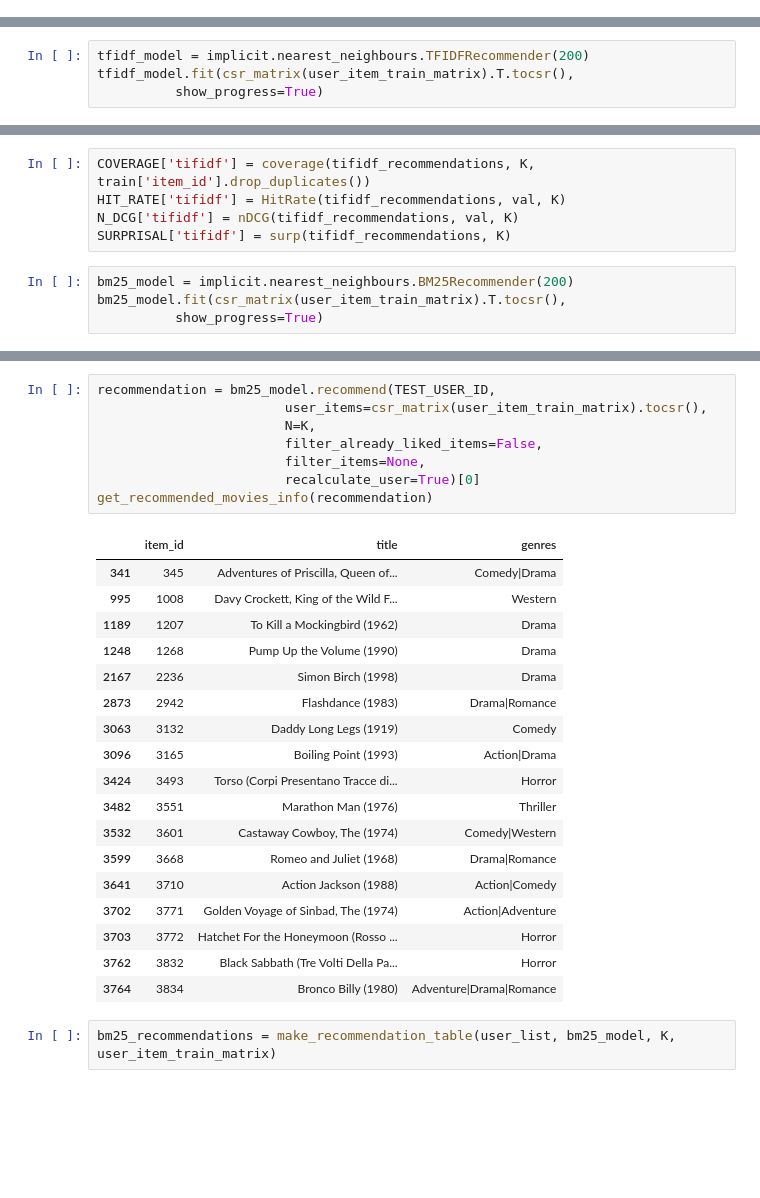
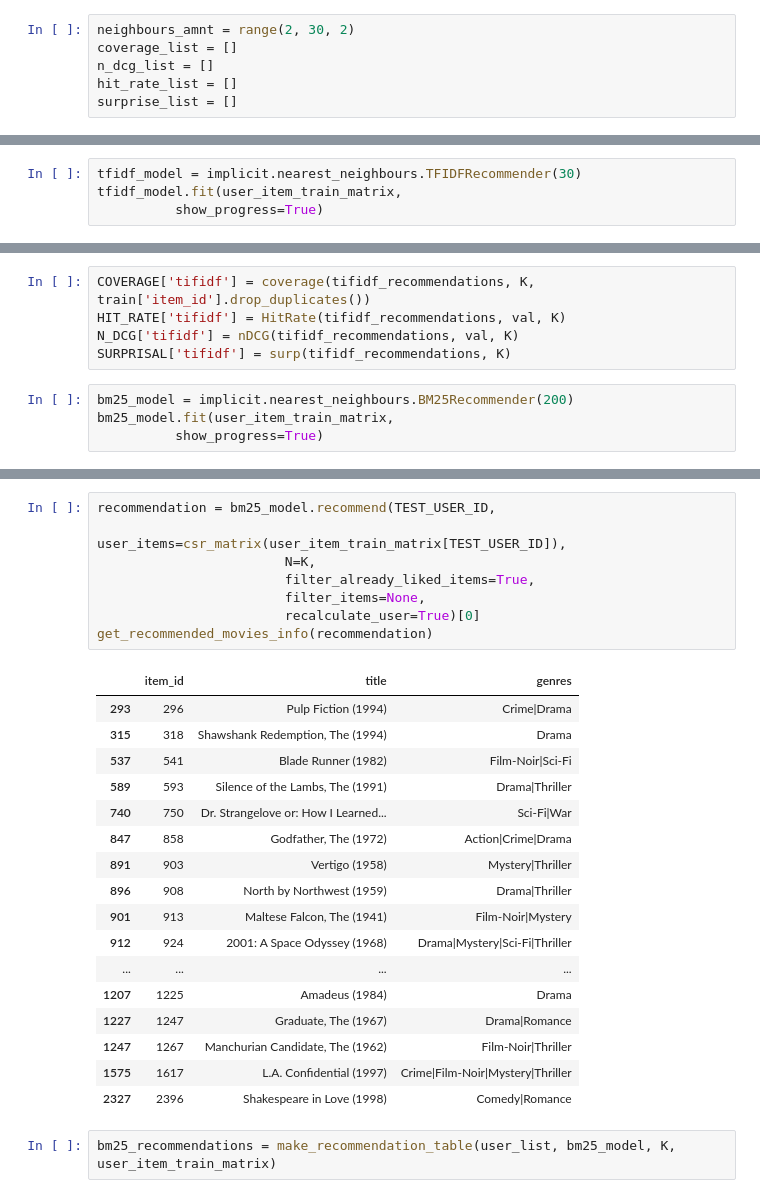
Before and after one commit to pavel-collab/MIPT-Recommendation-system-cource-hometask, a Jupyter notebook: rs_hw01.ipynb, the cells around one changed output, grey strips where cells are left out. Drawn from its saved outputs; the diff is of its cells as text; blank space fills up the shorter version.

```diff
--- a/rs_hw01.ipynb
+++ b/rs_hw01.ipynb
@@ -772,3 +686,9 @@ surprise_list = []
+# %%
+neighbours_amnt = range(2, 30, 2)
+coverage_list = []
+n_dcg_list = []
+hit_rate_list = []
+surprise_list = []
 # %%
 knn_models_list = []
 for n in neighbours_amnt:
@@ -833,8 +753,8 @@ Text(0.5, 1.0, 'Зависимость метрики Surprisal от колич
 Разберем основной смысл использования весов tfidf и bm25. Предположим, что у нас есть пользователи i и j. i-й пользователь дал оценку 100 фильмам, j-й пользователь дал оценку 2м фильмам. Чья рекомендация будет более конструктивной? На уровне элементарной логики, наверное, к i-му пользователю доверия несколько больше, так как у него "больше опыта для сравнения". Нам бы хотелось как-то учесть эту особенность. На данный момент наши модели учитывают подобных пользователей в одинаковой мере.
 Необходимо присвоить оценкам пользователей некоторый веса, причем, пользователям, который оценивали больше разных фильмов нужно присвоить бОльшие веса.
 # %%
-tfidf_model = implicit.nearest_neighbours.TFIDFRecommender(200)
-tfidf_model.fit(csr_matrix(user_item_train_matrix).T.tocsr(),
+tfidf_model = implicit.nearest_neighbours.TFIDFRecommender(30)
+tfidf_model.fit(user_item_train_matrix,
           show_progress=True)
 # %%
 def get_recommended_movies_info(items_idx_list: list):
@@ -886,7 +810,7 @@ N_DCG['tifidf'] = nDCG(tifidf_recommendations, val, K)
 SURPRISAL['tifidf'] = surp(tifidf_recommendations, K)
 # %%
 bm25_model = implicit.nearest_neighbours.BM25Recommender(200)
-bm25_model.fit(csr_matrix(user_item_train_matrix).T.tocsr(),
+bm25_model.fit(user_item_train_matrix,
           show_progress=True)
 # %%
 closest, scores = bm25_model.similar_items(TEST_ITEM_ID, N=10)
@@ -905,30 +830,29 @@ get_recommended_movies_info(closest)
 # %%
 recommendation = bm25_model.recommend(TEST_USER_ID,
-                        user_items=csr_matrix(user_item_train_matrix).tocsr(),
+                        user_items=csr_matrix(user_item_train_matrix[TEST_USER_ID]),
                         N=K,
-                        filter_already_liked_items=False,
+                        filter_already_liked_items=True,
                         filter_items=None,
                         recalculate_user=True)[0]
 get_recommended_movies_info(recommendation)
 # %% [output]
 |  | item_id | title | genres |
-| 341 | 345 | Adventures of Priscilla, Queen of... | Comedy|Drama |
-| 995 | 1008 | Davy Crockett, King of the Wild F... | Western |
-| 1189 | 1207 | To Kill a Mockingbird (1962) | Drama |
-| 1248 | 1268 | Pump Up the Volume (1990) | Drama |
-| 2167 | 2236 | Simon Birch (1998) | Drama |
-| 2873 | 2942 | Flashdance (1983) | Drama|Romance |
-| 3063 | 3132 | Daddy Long Legs (1919) | Comedy |
-| 3096 | 3165 | Boiling Point (1993) | Action|Drama |
-| 3424 | 3493 | Torso (Corpi Presentano Tracce di... | Horror |
-| 3482 | 3551 | Marathon Man (1976) | Thriller |
-| 3532 | 3601 | Castaway Cowboy, The (1974) | Comedy|Western |
-| 3599 | 3668 | Romeo and Juliet (1968) | Drama|Romance |
-| 3641 | 3710 | Action Jackson (1988) | Action|Comedy |
-| 3702 | 3771 | Golden Voyage of Sinbad, The (1974) | Action|Adventure |
-| 3703 | 3772 | Hatchet For the Honeymoon (Rosso ... | Horror |
-| 3762 | 3832 | Black Sabbath (Tre Volti Della Pa... | Horror |
-| 3764 | 3834 | Bronco Billy (1980) | Adventure|Drama|Romance |
+| 293 | 296 | Pulp Fiction (1994) | Crime|Drama |
+| 315 | 318 | Shawshank Redemption, The (1994) | Drama |
+| 537 | 541 | Blade Runner (1982) | Film-Noir|Sci-Fi |
+| 589 | 593 | Silence of the Lambs, The (1991) | Drama|Thriller |
+| 740 | 750 | Dr. Strangelove or: How I Learned... | Sci-Fi|War |
+| 847 | 858 | Godfather, The (1972) | Action|Crime|Drama |
+| 891 | 903 | Vertigo (1958) | Mystery|Thriller |
+| 896 | 908 | North by Northwest (1959) | Drama|Thriller |
+| 901 | 913 | Maltese Falcon, The (1941) | Film-Noir|Mystery |
+| 912 | 924 | 2001: A Space Odyssey (1968) | Drama|Mystery|Sci-Fi|Thriller |
+| ... | ... | ... | ... |
+| 1207 | 1225 | Amadeus (1984) | Drama |
+| 1227 | 1247 | Graduate, The (1967) | Drama|Romance |
+| 1247 | 1267 | Manchurian Candidate, The (1962) | Film-Noir|Thriller |
+| 1575 | 1617 | L.A. Confidential (1997) | Crime|Film-Noir|Mystery|Thriller |
+| 2327 | 2396 | Shakespeare in Love (1998) | Comedy|Romance |
 # %%
 bm25_recommendations = make_recommendation_table(user_list, bm25_model, K, user_item_train_matrix)
 # %%
```
Also changed, not shown: parts of 32 cells of this notebook.
